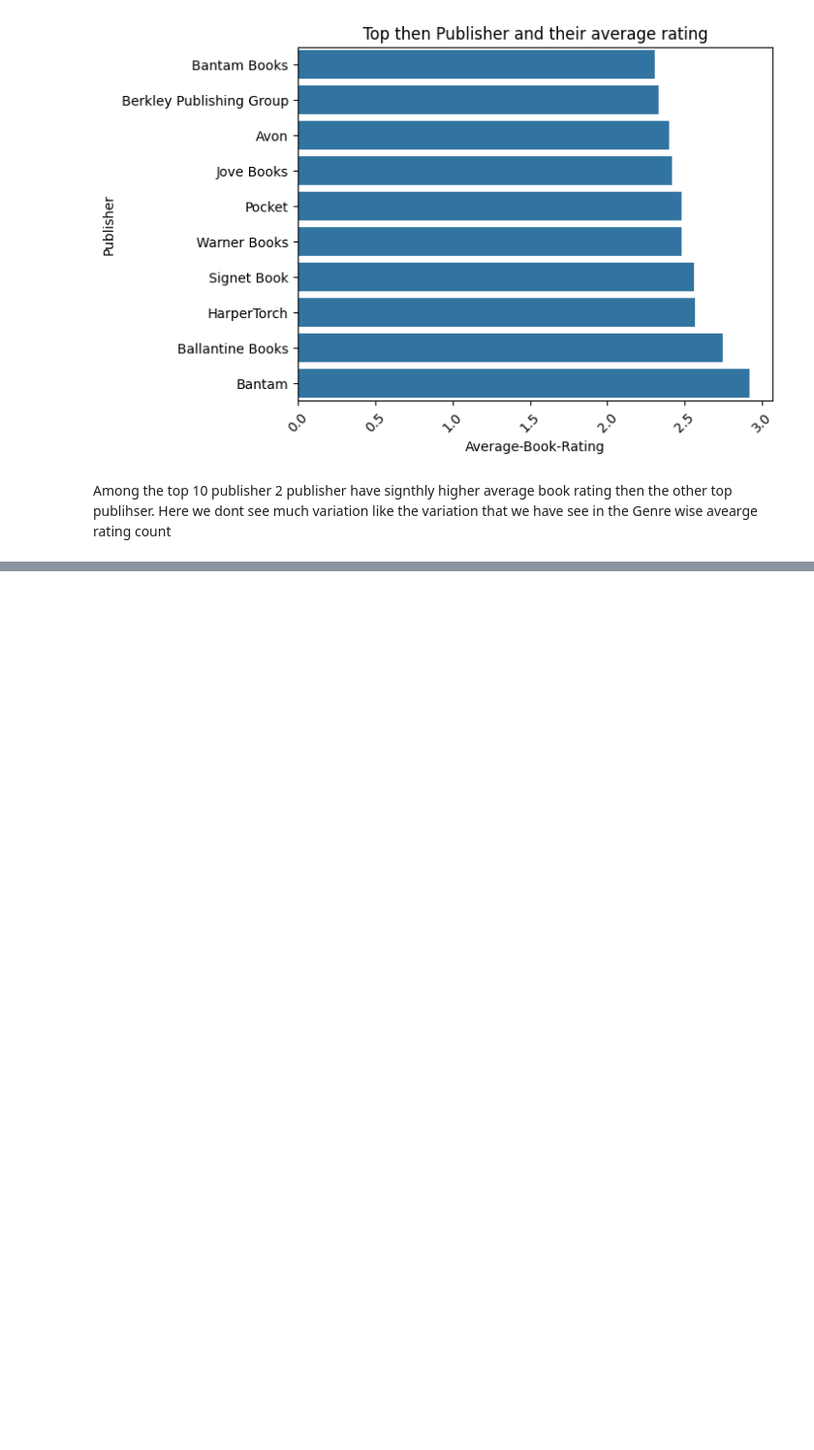
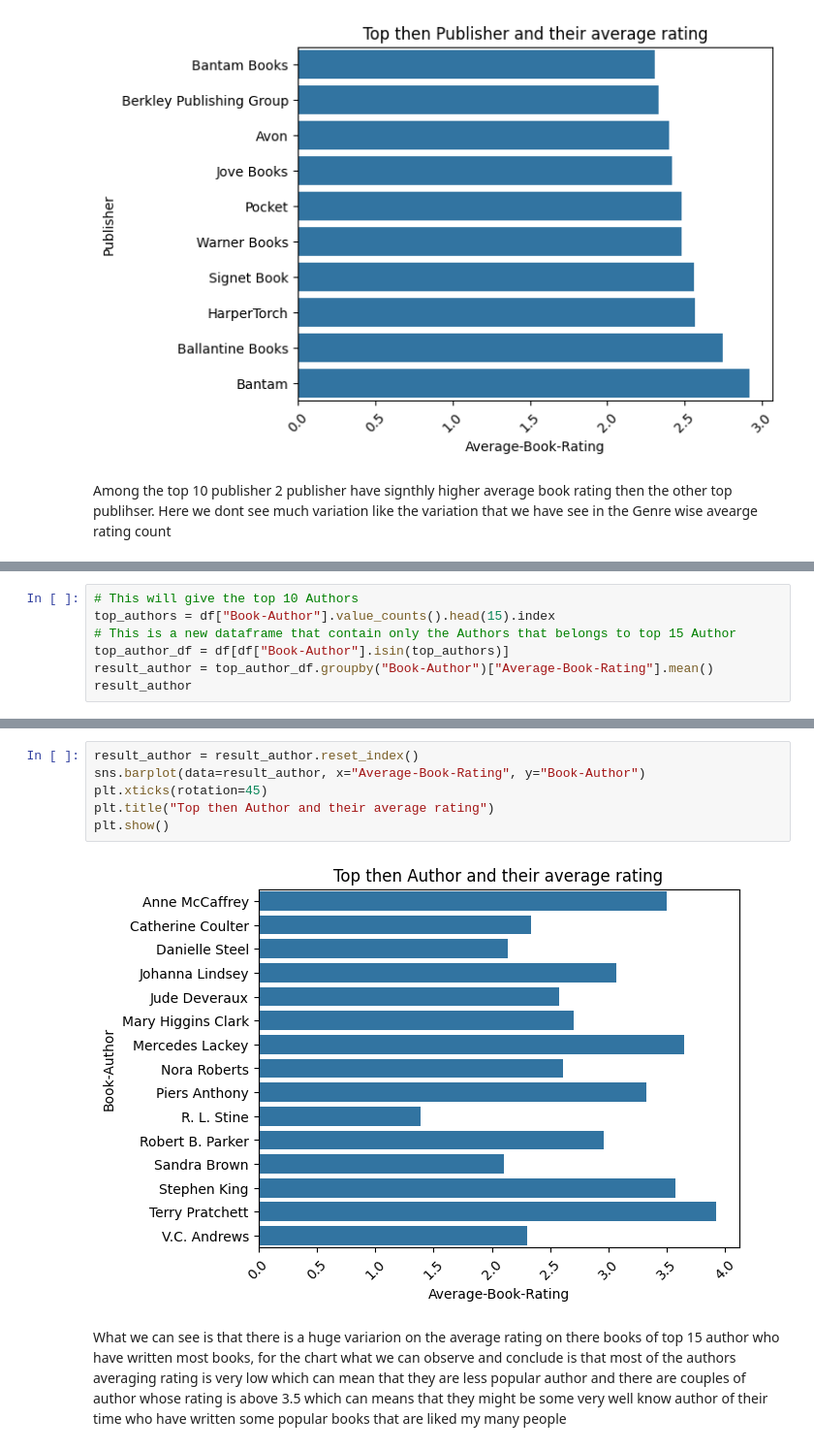
Before and after one commit to salina-nakarmi/Recommendo, a Jupyter notebook: EDA.ipynb, the cells around one changed output, grey strips where cells are left out. Shown at 97% size. Saved outputs shown, nothing was run; the diff lists cells and outputs as text; blank space fills up the shorter version.

Commit message:
Author and rating analyis

```diff
--- a/EDA.ipynb
+++ b/EDA.ipynb
@@ -611,0 +633,7 @@ Among the top 10 publisher 2 publisher have signthly higher average book rating
+# %%
+# This will give the top 10 Authors
+top_authors = df["Book-Author"].value_counts().head(15).index
+# This is a new dataframe that contain only the Authors that belongs to top 15 Author
+top_author_df = df[df["Book-Author"].isin(top_authors)]
+result_author = top_author_df.groupby("Book-Author")["Average-Book-Rating"].mean()
+result_author
@@ -611,0 +659,10 @@ Among the top 10 publisher 2 publisher have signthly higher average book rating
+# %%
+result_author = result_author.reset_index()
+sns.barplot(data=result_author, x="Average-Book-Rating", y="Book-Author")
+plt.xticks(rotation=45)
+plt.title("Top then Author and their average rating")
+plt.show()
+# %% [output]
+[figure, added]
+# %% [markdown]
+What we can see is that there is a huge variarion on the average rating on there books of top 15 author who have written most books, for the chart what we can observe and conclude is that most of the authors averaging rating is very low which can mean that they are less popular author and there are couples of author whose rating is above 3.5 which can means that they might be some very well know author of their time who have written some popular books that are liked my many people
```
Also changed, not shown: parts of 3 cells of this notebook.
